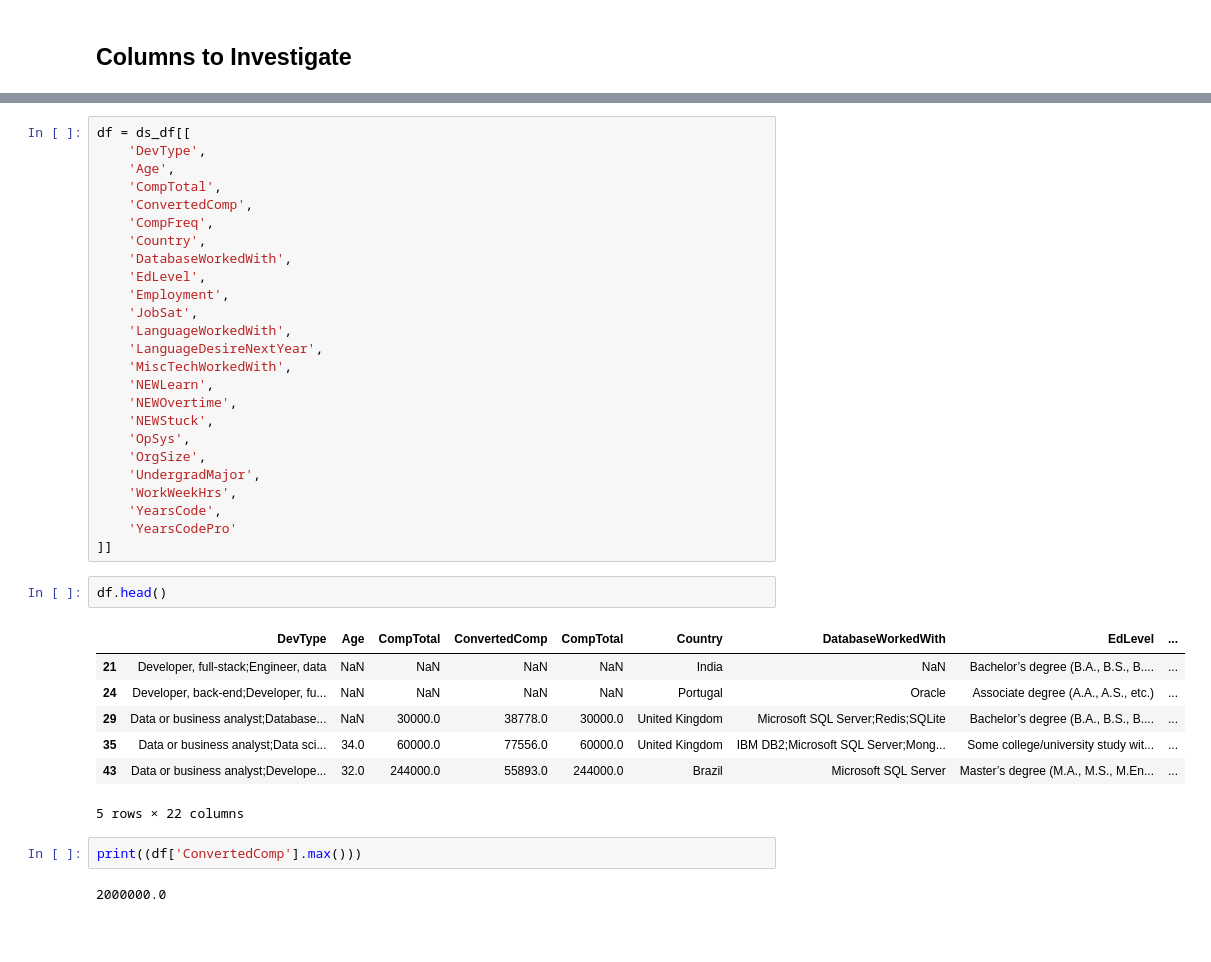
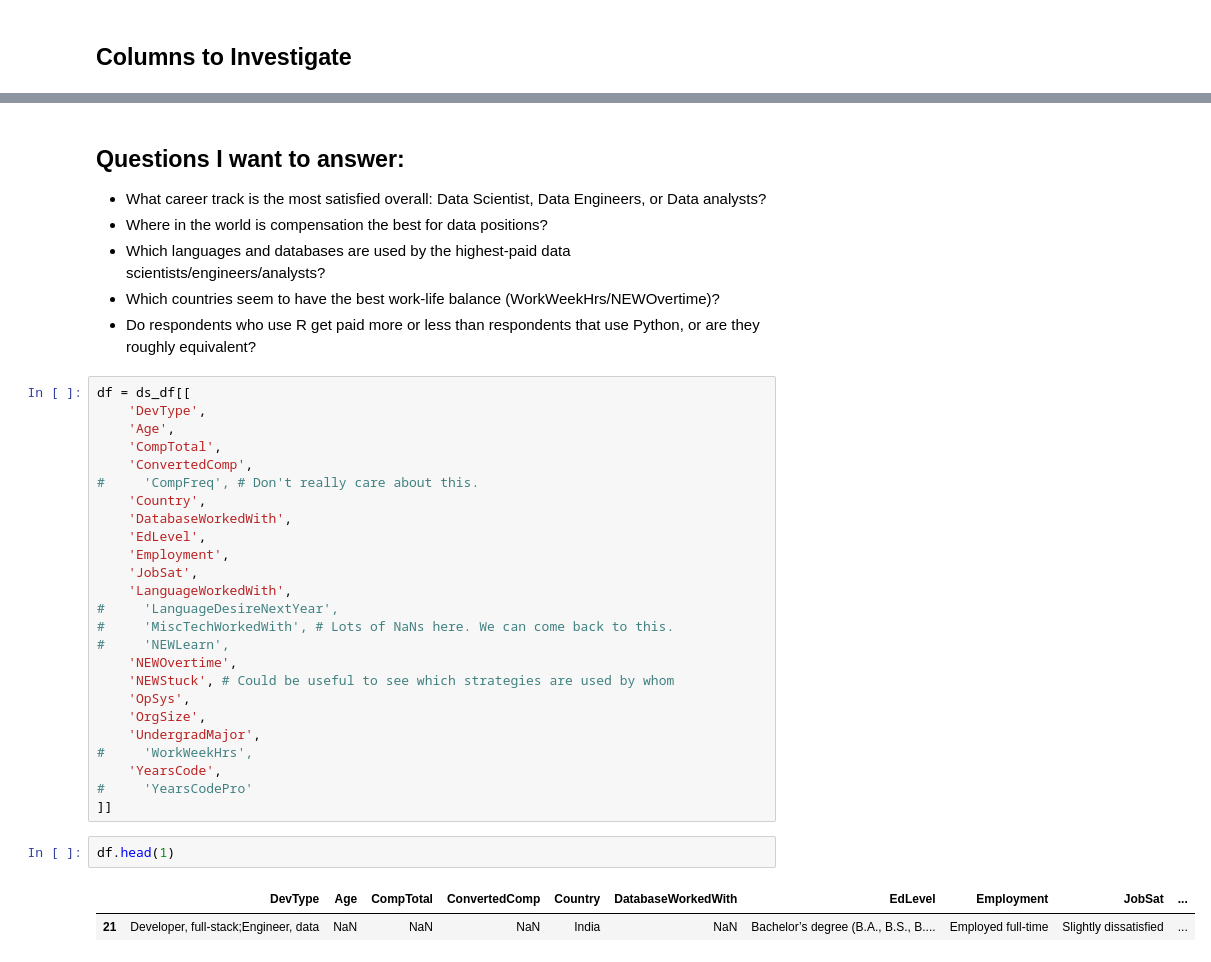
Before and after one commit to sjlapan/stack_overflow_2020_data, a Jupyter notebook: Initial Exploration.ipynb, the cells around one changed output, grey strips where cells are left out. Saved outputs shown, nothing was run; the diff lists cells and outputs as text; blank space fills up the shorter version.

```diff
--- a/Initial Exploration.ipynb
+++ b/Initial Exploration.ipynb
@@ -151,39 +175,38 @@ Name: DevType, Length: 3889, dtype: int64
+# %% [markdown]
+## Questions I want to answer:
+
+- What career track is the most satisfied overall: Data Scientist, Data Engineers, or Data analysts?
+- Where in the world is compensation the best for data positions?
+- Which languages and databases are used by the highest-paid data scientists/engineers/analysts?
+- Which countries seem to have the best work-life balance (WorkWeekHrs/NEWOvertime)?
+- Do respondents who use R get paid more or less than respondents that use Python, or are they roughly equivalent?
 # %%
 df = ds_df[[
     'DevType',
     'Age',
     'CompTotal',
     'ConvertedComp',
-    'CompFreq',
+#     'CompFreq', # Don't really care about this.
     'Country',
     'DatabaseWorkedWith',
     'EdLevel',
     'Employment',
     'JobSat',
     'LanguageWorkedWith',
-    'LanguageDesireNextYear',
-    'MiscTechWorkedWith',
-    'NEWLearn',
+#     'LanguageDesireNextYear',
+#     'MiscTechWorkedWith', # Lots of NaNs here. We can come back to this.
+#     'NEWLearn',
     'NEWOvertime',
-    'NEWStuck',
+    'NEWStuck', # Could be useful to see which strategies are used by whom
     'OpSys',
     'OrgSize',
     'UndergradMajor',
-    'WorkWeekHrs',
+#     'WorkWeekHrs',
     'YearsCode',
-    'YearsCodePro'
+#     'YearsCodePro'
 ]]
 # %%
-df.head()
+df.head(1)
 # %% [output]
-|  | DevType | Age | CompTotal | ConvertedComp | CompTotal | Country | DatabaseWorkedWith | EdLevel | ... |
-| 21 | Developer, full-stack;Engineer, data | NaN | NaN | NaN | NaN | India | NaN | Bachelor’s degree (B.A., B.S., B.... | ... |
-| 24 | Developer, back-end;Developer, fu... | NaN | NaN | NaN | NaN | Portugal | Oracle | Associate degree (A.A., A.S., etc.) | ... |
-| 29 | Data or business analyst;Database... | NaN | 30000.0 | 38778.0 | 30000.0 | United Kingdom | Microsoft SQL Server;Redis;SQLite | Bachelor’s degree (B.A., B.S., B.... | ... |
-| 35 | Data or business analyst;Data sci... | 34.0 | 60000.0 | 77556.0 | 60000.0 | United Kingdom | IBM DB2;Microsoft SQL Server;Mong... | Some college/university study wit... | ... |
-| 43 | Data or business analyst;Develope... | 32.0 | 244000.0 | 55893.0 | 244000.0 | Brazil | Microsoft SQL Server | Master’s degree (M.A., M.S., M.En... | ... |
+|  | DevType | Age | CompTotal | ConvertedComp | Country | DatabaseWorkedWith | EdLevel | Employment | JobSat | ... |
+| 21 | Developer, full-stack;Engineer, data | NaN | NaN | NaN | India | NaN | Bachelor’s degree (B.A., B.S., B.... | Employed full-time | Slightly dissatisfied | ... |
-5 rows × 22 columns
-# %%
-print((df['ConvertedComp'].max()))
-# %% [output]
-2000000.0
```
Also changed, not shown: parts of 35 cells of this notebook.
